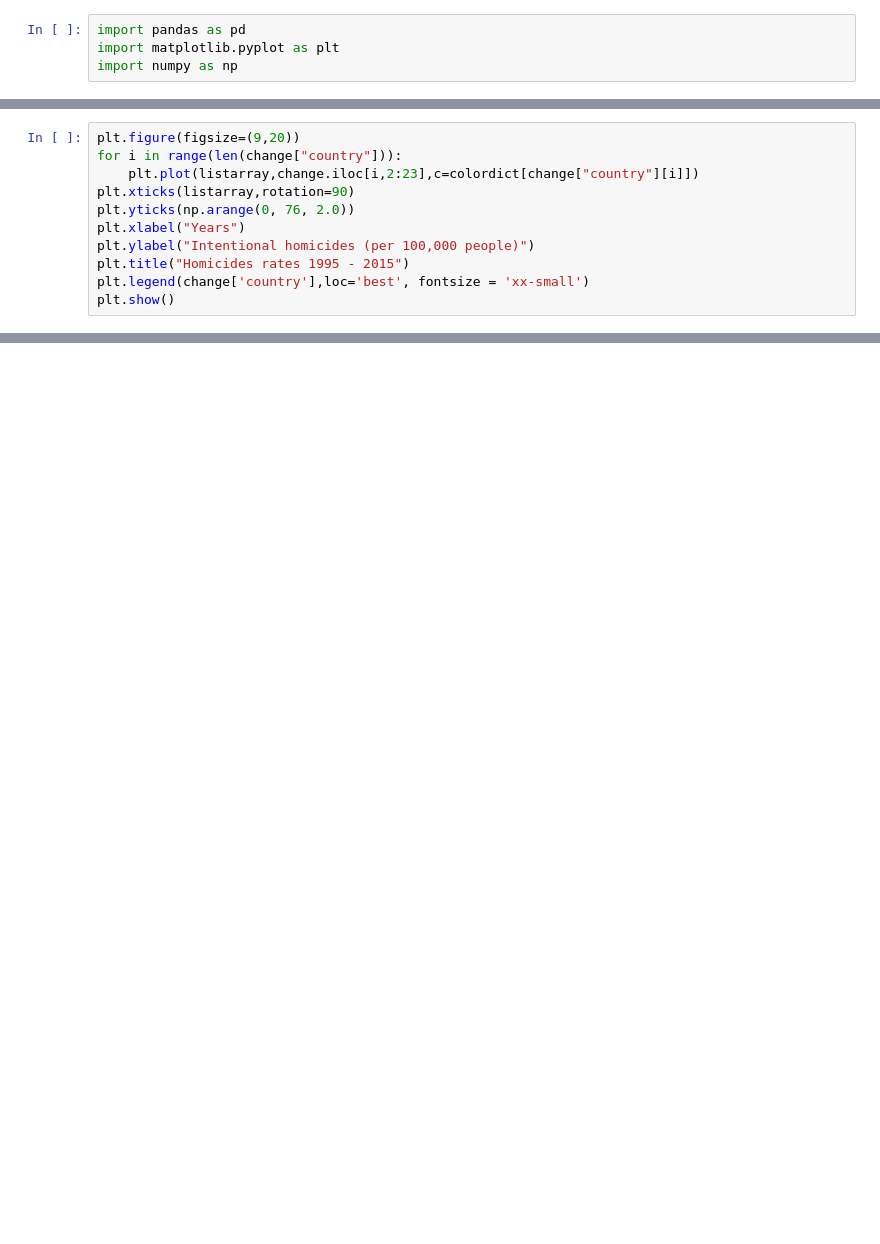
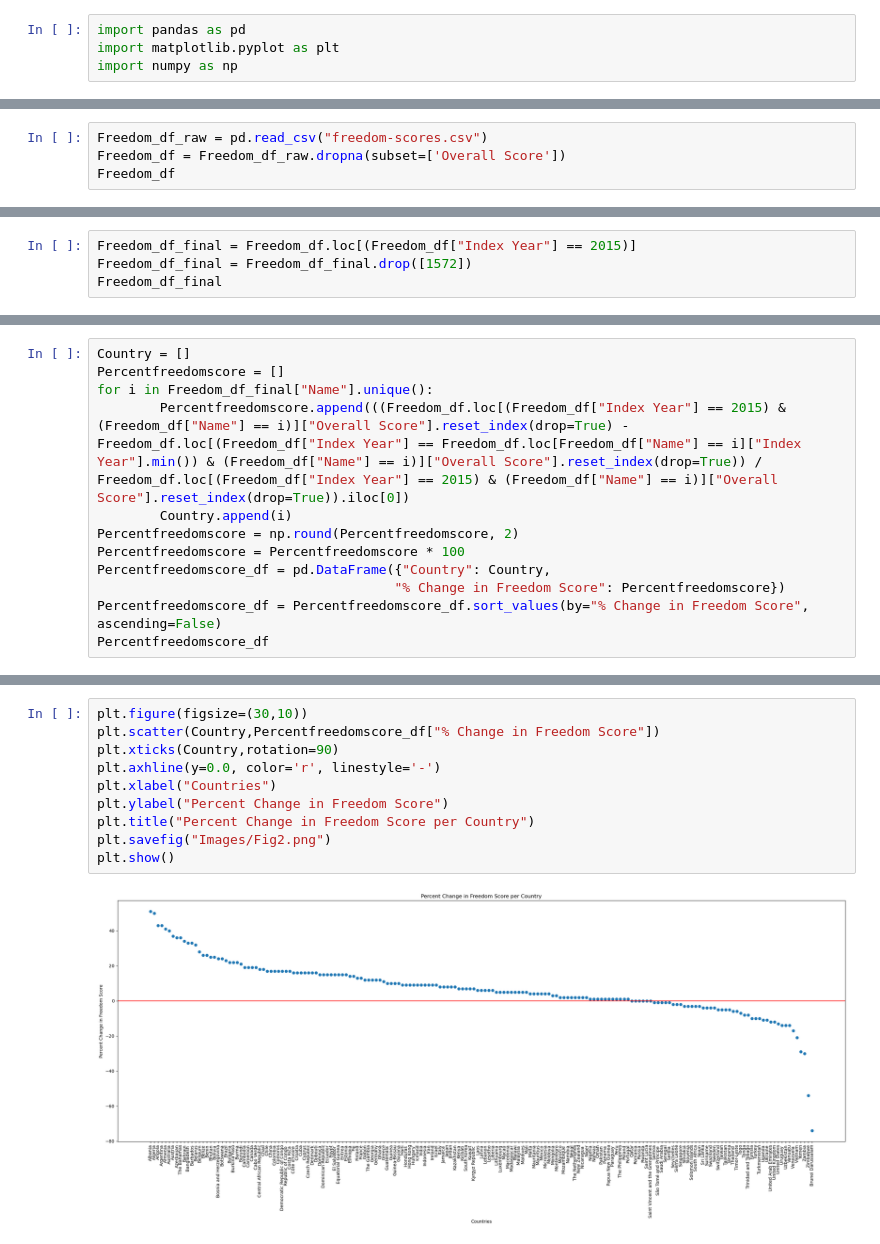
Before and after one commit to spencerjauslander/AugustProject1, a Jupyter notebook: Draft.ipynb, the cells around one changed output, grey strips where cells are left out. Drawn from its saved outputs; the diff is of its cells as text; blank space fills up the shorter version.

Commit message:
Freedom Scores near complete

```diff
--- a/Draft.ipynb
+++ b/Draft.ipynb
@@ -351,11 +4,0 @@ plt.show()
-# %%
-plt.figure(figsize=(9,20))
-for i in range(len(change["country"])):
-    plt.plot(listarray,change.iloc[i,2:23],c=colordict[change["country"][i]])
-plt.xticks(listarray,rotation=90)
-plt.yticks(np.arange(0, 76, 2.0))
-plt.xlabel("Years")
-plt.ylabel("Intentional homicides (per 100,000 people)")
-plt.title("Homicides rates 1995 - 2015")
-plt.legend(change['country'],loc='best', fontsize = 'xx-small')
-plt.show()
@@ -363,0 +80,4 @@ plt.show()
+# %%
+Freedom_df_raw = pd.read_csv("freedom-scores.csv")
+Freedom_df = Freedom_df_raw.dropna(subset=['Overall Score'])
+Freedom_df
@@ -363,0 +98,4 @@ plt.show()
+# %%
+Freedom_df_final = Freedom_df.loc[(Freedom_df["Index Year"] == 2015)]
+Freedom_df_final = Freedom_df_final.drop([1572])
+Freedom_df_final
@@ -363,0 +116,12 @@ plt.show()
+# %%
+Country = []
+Percentfreedomscore = []
+for i in Freedom_df_final["Name"].unique():
+        Percentfreedomscore.append(((Freedom_df.loc[(Freedom_df["Index Year"] == 2015) & (Freedom_df["Name"] == i)]["Overall Score"].reset_index(drop=True) - Freedom_df.loc[(Freedom_df["Index Year"] == Freedom_df.loc[Freedom_df["Name"] == i]["Index Year"].min()) & (Freedom_df["Name"] == i)]["Overall Score"].reset_index(drop=True)) / Freedom_df.loc[(Freedom_df["Index Year"] == 2015) & (Freedom_df["Name"] == i)]["Overall Score"].reset_index(drop=True)).iloc[0])
+        Country.append(i)
+Percentfreedomscore = np.round(Percentfreedomscore, 2)
+Percentfreedomscore = Percentfreedomscore * 100
+Percentfreedomscore_df = pd.DataFrame({"Country": Country,
+                                      "% Change in Freedom Score": Percentfreedomscore})
+Percentfreedomscore_df = Percentfreedomscore_df.sort_values(by="% Change in Freedom Score", ascending=False)
+Percentfreedomscore_df
@@ -363,0 +142,12 @@ plt.show()
+# %%
+plt.figure(figsize=(30,10))
+plt.scatter(Country,Percentfreedomscore_df["% Change in Freedom Score"])
+plt.xticks(Country,rotation=90)
+plt.axhline(y=0.0, color='r', linestyle='-')
+plt.xlabel("Countries")
+plt.ylabel("Percent Change in Freedom Score")
+plt.title("Percent Change in Freedom Score per Country")
+plt.savefig("Images/Fig2.png")
+plt.show()
+# %% [output]
+[figure, added]
```
Also changed, not shown: parts of 40 cells of this notebook, 4 other files.
